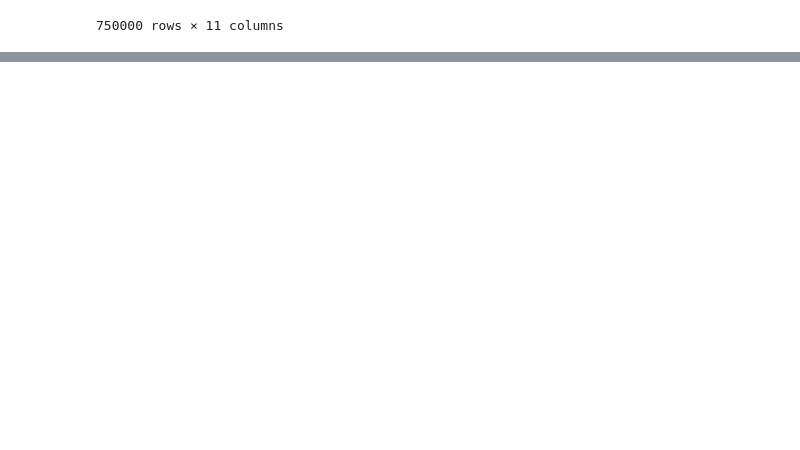
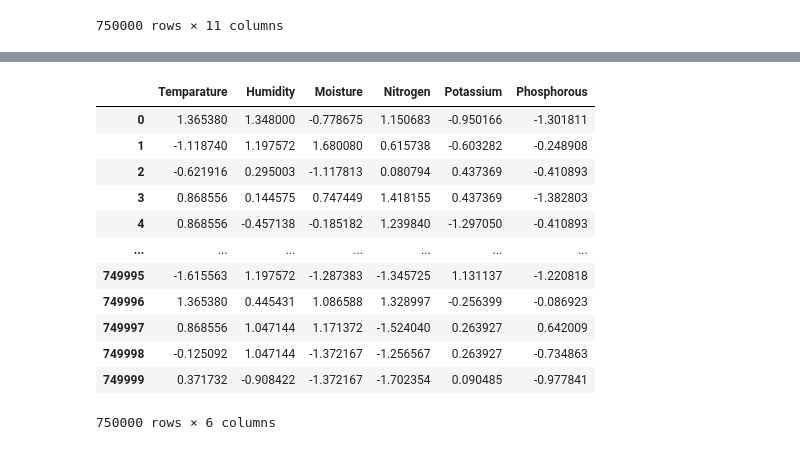
Before and after one commit to kakuly04/Predicting-Optimal-Fertilizers, a Jupyter notebook: main.ipynb, the cells around one changed output, grey strips where cells are left out. Drawn from its saved outputs; the diff is of its cells as text; code cells hidden in the pictures; blank space fills up the shorter version.

```diff
--- a/main.ipynb
+++ b/main.ipynb
@@ -136,0 +148,21 @@ test_X = test_model
+# %%
+scaler = StandardScaler()
+column_vals = ['Temparature', 'Humidity', 'Moisture', 'Nitrogen', 'Potassium', 'Phosphorous']
+train_df_scaled = pd.DataFrame(scaler.fit_transform(train_df[column_vals]), columns = column_vals)
+test_df_scaled = pd.DataFrame(scaler.transform(test_df[column_vals]), columns = column_vals)
+# %%
+train_df_scaled
+# %% [output]
+|  | Temparature | Humidity | Moisture | Nitrogen | Potassium | Phosphorous |
+| 0 | 1.365380 | 1.348000 | -0.778675 | 1.150683 | -0.950166 | -1.301811 |
+| 1 | -1.118740 | 1.197572 | 1.680080 | 0.615738 | -0.603282 | -0.248908 |
+| 2 | -0.621916 | 0.295003 | -1.117813 | 0.080794 | 0.437369 | -0.410893 |
+| 3 | 0.868556 | 0.144575 | 0.747449 | 1.418155 | 0.437369 | -1.382803 |
+| 4 | 0.868556 | -0.457138 | -0.185182 | 1.239840 | -1.297050 | -0.410893 |
+| ... | ... | ... | ... | ... | ... | ... |
+| 749995 | -1.615563 | 1.197572 | -1.287383 | -1.345725 | 1.131137 | -1.220818 |
+| 749996 | 1.365380 | 0.445431 | 1.086588 | 1.328997 | -0.256399 | -0.086923 |
+| 749997 | 0.868556 | 1.047144 | 1.171372 | -1.524040 | 0.263927 | 0.642009 |
+| 749998 | -0.125092 | 1.047144 | -1.372167 | -1.256567 | 0.263927 | -0.734863 |
+| 749999 | 0.371732 | -0.908422 | -1.372167 | -1.702354 | 0.090485 | -0.977841 |
+750000 rows × 6 columns
```
Also changed, not shown: parts of 21 cells of this notebook.
